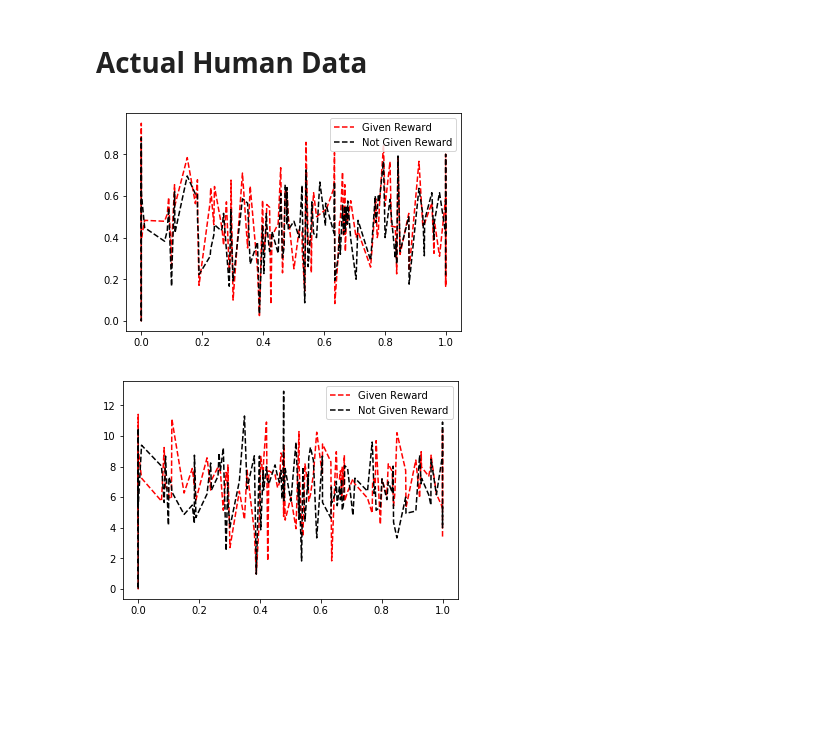
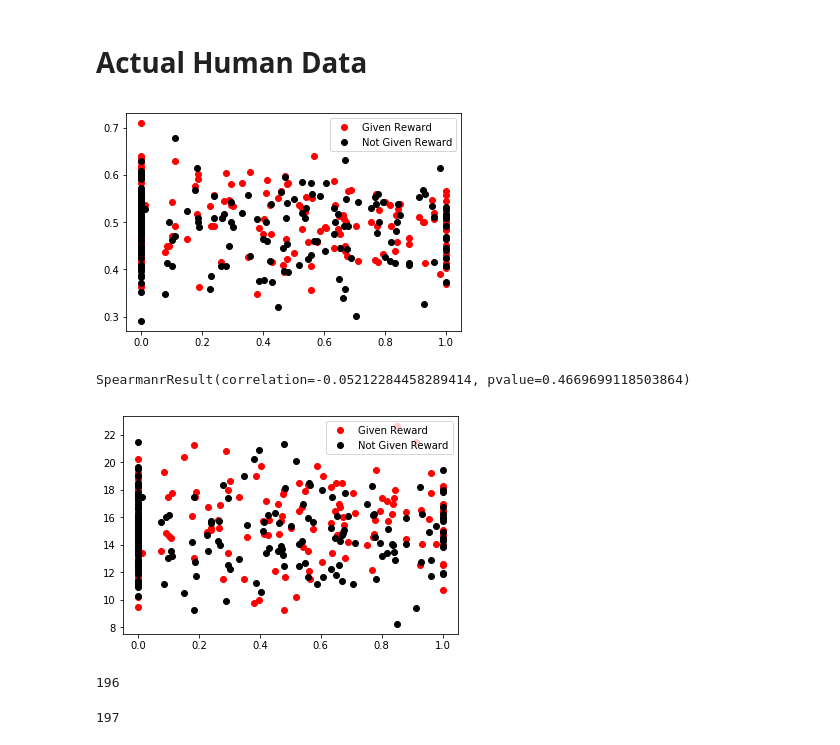
Before and after one commit to alsfilip/Empirical_Information_Bottleneck, a Jupyter notebook: Choice Variability.ipynb, the cells around one changed output. Cells and saved outputs as stored; diff of their text form; code cells hidden in the pictures; blank space fills up the shorter version.

```diff
--- a/Choice Variability.ipynb
+++ b/Choice Variability.ipynb
@@ -137,16 +139,22 @@ def human_var(data_dict):
         RW_offset = RW[:-1]
 
         # given reward
-        R1_masked = R1_offset[(S2_offset==2) & (RW_offset==1)]
-        prob_r1_rew = np.sum(R1_masked==2)/len(R1_masked)
+        R1_rewarded = R1_offset[RW_offset==1]
+        S2_rewarded = S2_offset[RW_offset==1]
+        prob_r1_rew = np.sum(((S2_rewarded==2)&(R1_rewarded==2))|((S2_rewarded==1)&(R1_rewarded==1)))/len(R1_rewarded)
 
-        var_r1_rew = prob_r1_rew*len(R1_masked)*(1.0-prob_r1_rew)
+#         R1_masked = R1_offset[(S2_offset==2) & (RW_offset==1)]
+#         prob_r1_rew = np.sum(R1_masked==2)/len(R1_masked)
 
+        var_r1_rew = prob_r1_rew*len(R1_rewarded)*(1.0-prob_r1_rew)
         # not given reward
-        R1_masked = R1_offset[(S2_offset==2) & (RW_offset==0)]
-        prob_r1_no_rew = np.sum(R1_masked==2)/len(R1_masked)
 
-        var_r1_no_rew = prob_r1_no_rew*len(R1_masked)*(1.0-prob_r1_no_rew)
+        R1_not_rewarded = R1_offset[RW_offset==0]
+        S2_not_rewarded = S2_offset[RW_offset==0]
+        prob_r1_no_rew = np.sum(((S2_not_rewarded==2)&(R1_not_rewarded==2))|((S2_not_rewarded==1)&(R1_not_rewarded==1)))/len(R1_not_rewarded)
+
+
+        var_r1_no_rew = prob_r1_no_rew*len(R1_not_rewarded)*(1.0-prob_r1_no_rew)
 
         w_to_probs[w] = (prob_r1_rew, prob_r1_no_rew)
         w_to_vars[w] = (var_r1_rew, var_r1_no_rew)
@@ -157,18 +165,30 @@ human_probs, human_vars = human_var(human_dict)
 # %%
 plt.figure()
 sorted_keys = sorted(human_probs.keys())
-plt.plot(sorted_keys, [human_probs[key][0] for key in sorted_keys], 'r--', label='Given Reward')
-plt.plot(sorted_keys, [human_probs[key][1] for key in sorted_keys], 'k--', label='Not Given Reward')
+plt.plot(sorted_keys, [human_probs[key][0] for key in sorted_keys], 'ro', label='Given Reward')
+plt.plot(sorted_keys, [human_probs[key][1] for key in sorted_keys], 'ko', label='Not Given Reward')
 plt.legend()
 plt.show()
 # %% [output]
-[figure, old version]
+[figure, new version]
+# %%
+spearmanr(sorted_keys, [human_vars[key][1] for key in sorted_keys])
+# %% [output]
+SpearmanrResult(correlation=-0.05212284458289414, pvalue=0.4669699118503864)
 # %%
 plt.figure()
 sorted_keys = sorted(human_vars.keys())
-plt.plot(sorted_keys, [human_vars[key][0] for key in sorted_keys], 'r--', label='Given Reward')
-plt.plot(sorted_keys, [human_vars[key][1] for key in sorted_keys], 'k--', label='Not Given Reward')
+plt.plot(sorted_keys, [human_vars[key][0] for key in sorted_keys], 'ro', label='Given Reward')
+plt.plot(sorted_keys, [human_vars[key][1] for key in sorted_keys], 'ko', label='Not Given Reward')
 plt.legend()
 plt.show()
 # %% [output]
-[figure, old version]
+[figure, new version]
+# %%
+len(human_vars)
+# %% [output]
+196
+# %%
+len(interaction_vals)
+# %% [output]
+197
```
Also changed, not shown: parts of 11 cells of this notebook, 4 other files.
